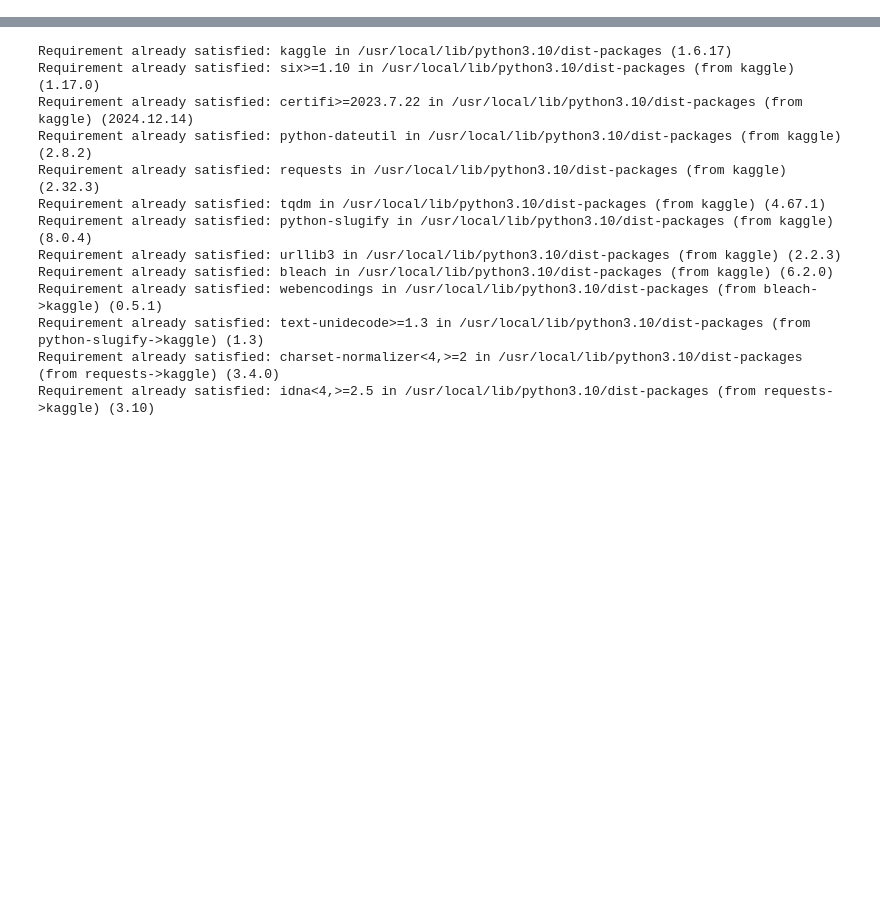
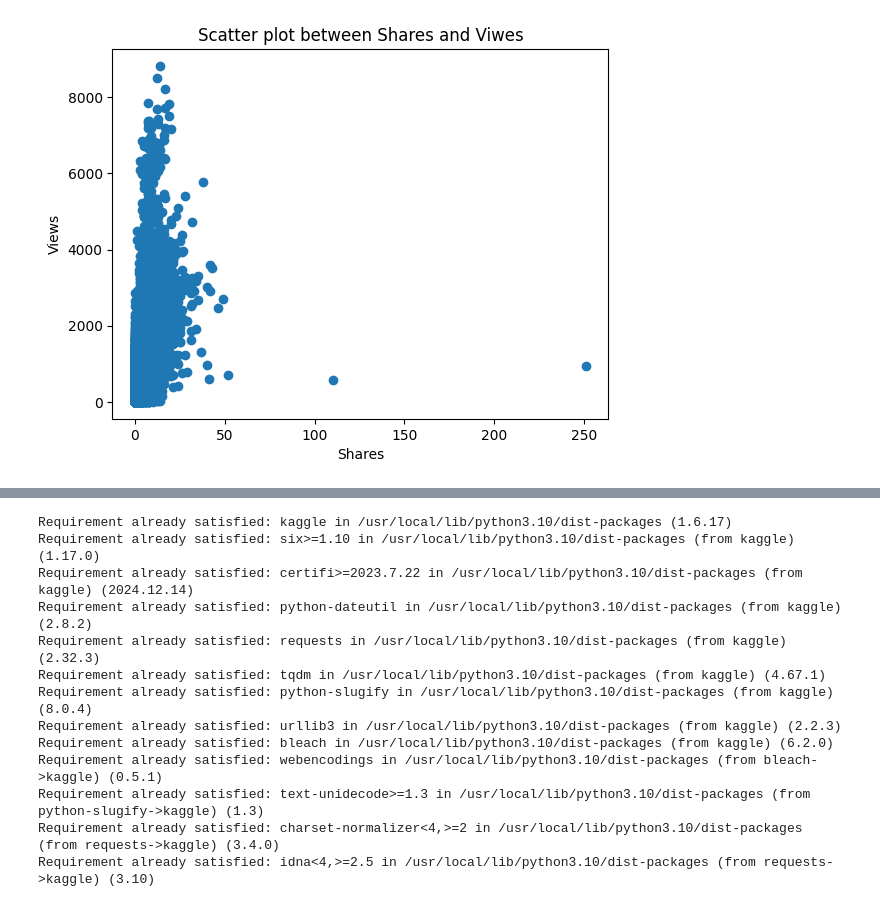
Before and after one commit to GENTLEW1ND/Python, a Jupyter notebook: Youtube_channel_analytics.ipynb, the cells around one changed output, grey strips where cells are left out. Cells and saved outputs as stored; diff of their text form; code cells hidden in the pictures; blank space fills up the shorter version.

```diff
--- a/Youtube_channel_analytics.ipynb
+++ b/Youtube_channel_analytics.ipynb
@@ -2,0 +182,8 @@
+# %%
+plt.scatter(dataset['shares'],dataset['views'])
+plt.xlabel('Shares')
+plt.ylabel('Views')
+plt.title("Scatter plot between Shares and Viwes")
+plt.show()
+# %% [output]
+[figure, added]
```
Also changed, not shown: parts of 27 cells of this notebook.
